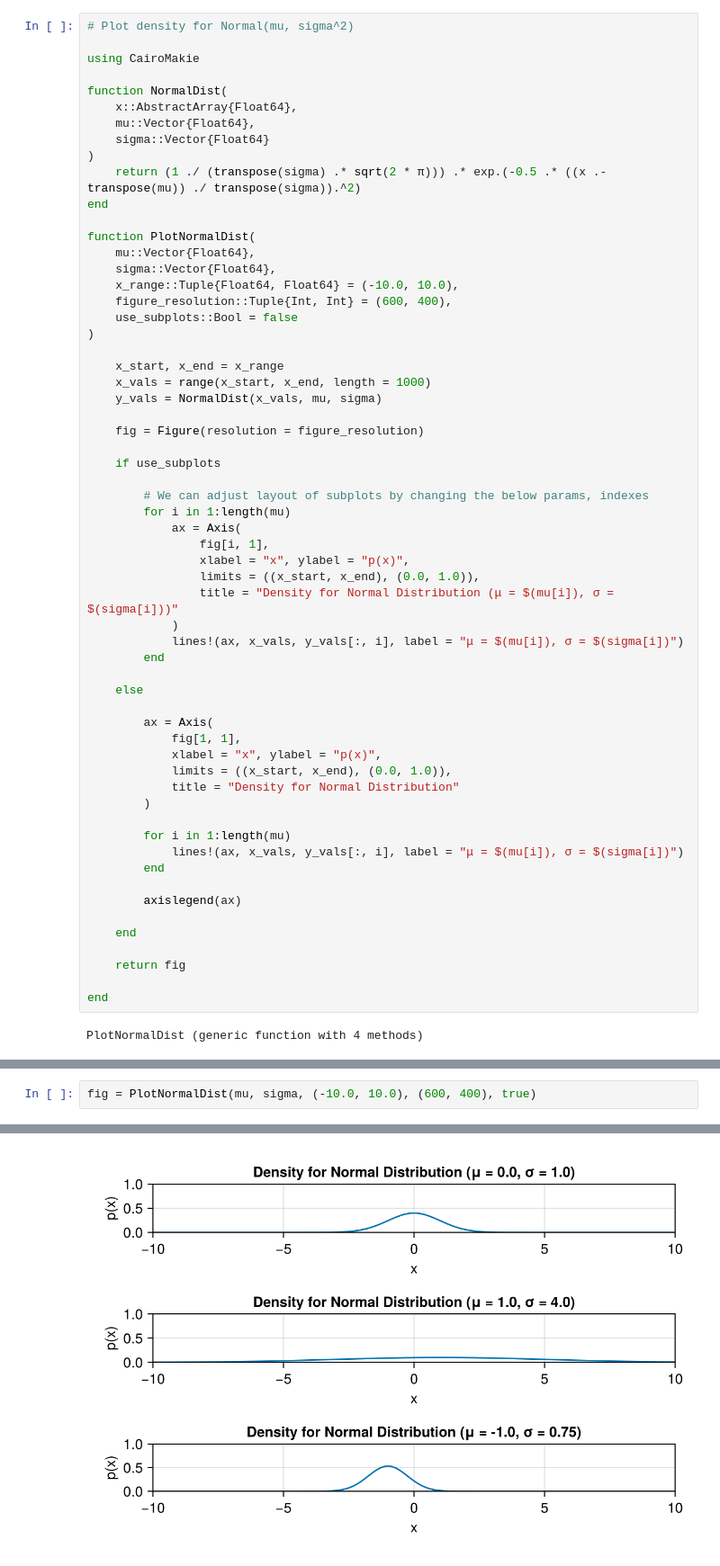
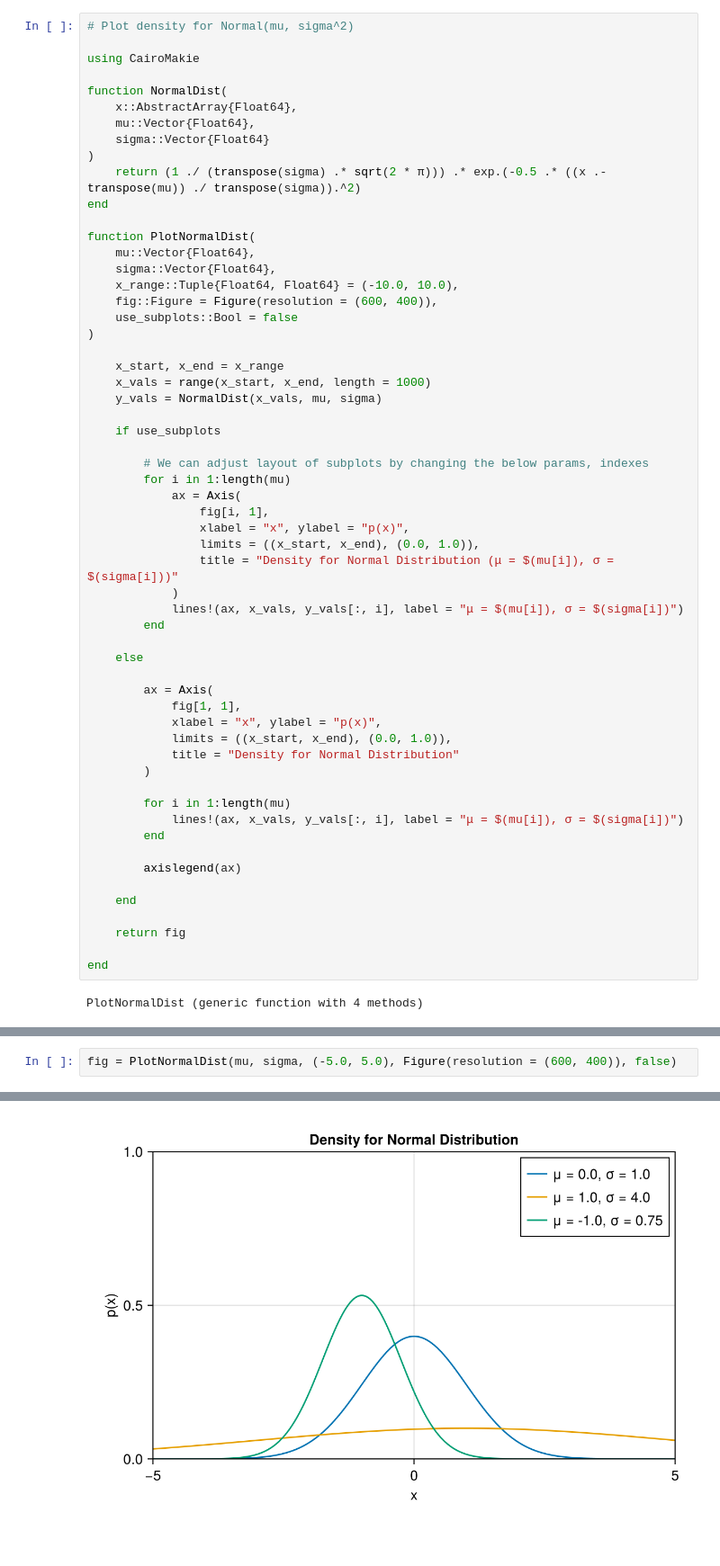
Before and after one commit to nhattan417/HighamNumericalSDEJulia, a Jupyter notebook: chapter1/p1-1.ipynb, the cells around one changed output, grey strips where cells are left out. Shown: that part at 90% size. Drawn from its saved outputs; the diff is of its cells as text.

```diff
--- a/chapter1/p1-1.ipynb
+++ b/chapter1/p1-1.ipynb
@@ -35,15 +31,13 @@ function PlotNormalDist(
     mu::Vector{Float64},
     sigma::Vector{Float64},
     x_range::Tuple{Float64, Float64} = (-10.0, 10.0),
-    figure_resolution::Tuple{Int, Int} = (600, 400),
+    fig::Figure = Figure(resolution = (600, 400)),
     use_subplots::Bool = false
 )
 
     x_start, x_end = x_range
     x_vals = range(x_start, x_end, length = 1000)
     y_vals = NormalDist(x_vals, mu, sigma)
-
-    fig = Figure(resolution = figure_resolution)
 
     if use_subplots
 
@@ -90,8 +84,8 @@ fig = PlotNormalDist(mu, sigma, (-10.0, 10.0), (600, 400), false)
 └ @ Makie C:\Users\nguye\.julia\packages\Makie\qMluh\src\scenes.jl:227
 [figure]
 # %%
-fig = PlotNormalDist(mu, sigma, (-10.0, 10.0), (600, 400), true)
+fig = PlotNormalDist(mu, sigma, (-5.0, 5.0), Figure(resolution = (600, 400)), false)
 # %% [output]
 ┌ Warning: Found `resolution` in the theme when creating a `Scene`. The `resolution` keyword for `Scene`s and `Figure`s has been deprecated. Use `Figure(; size = ...` or `Scene(; size = ...)` instead, ...
 └ @ Makie C:\Users\nguye\.julia\packages\Makie\qMluh\src\scenes.jl:227
-[figure, old version]
+[figure, new version]
```
Also changed, not shown: parts of 2 cells of this notebook, 3 other files.
